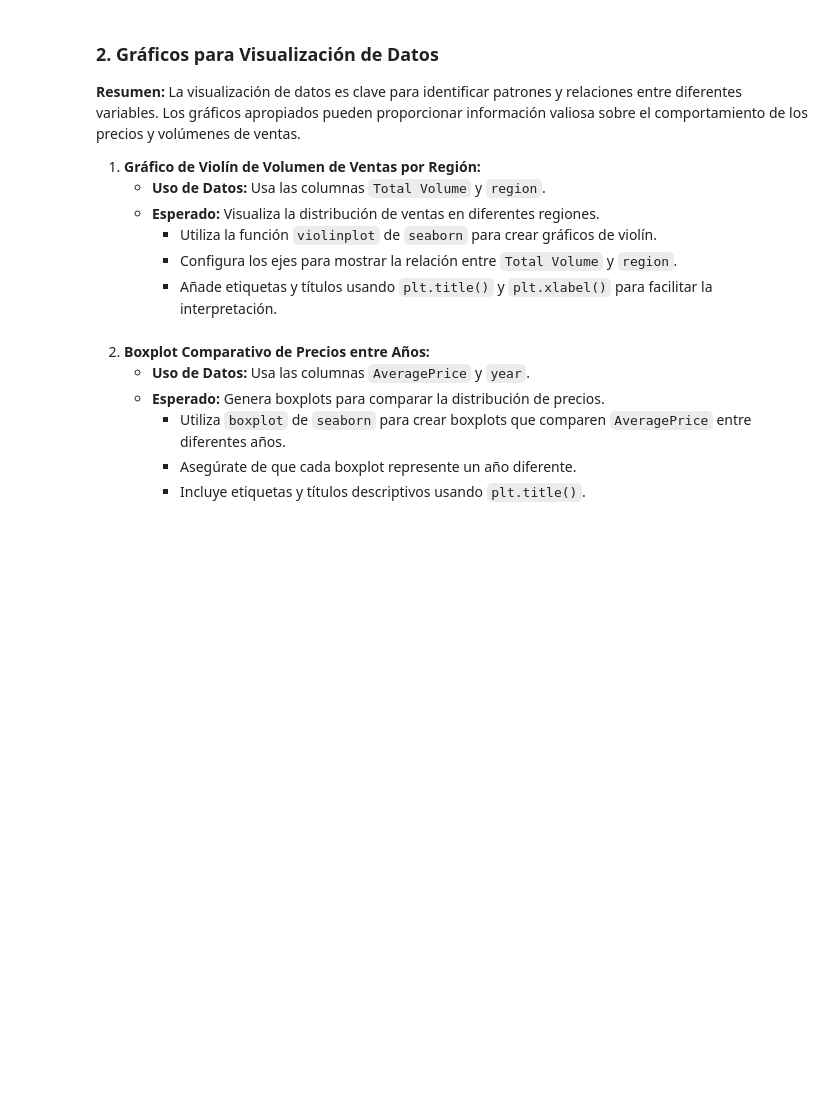
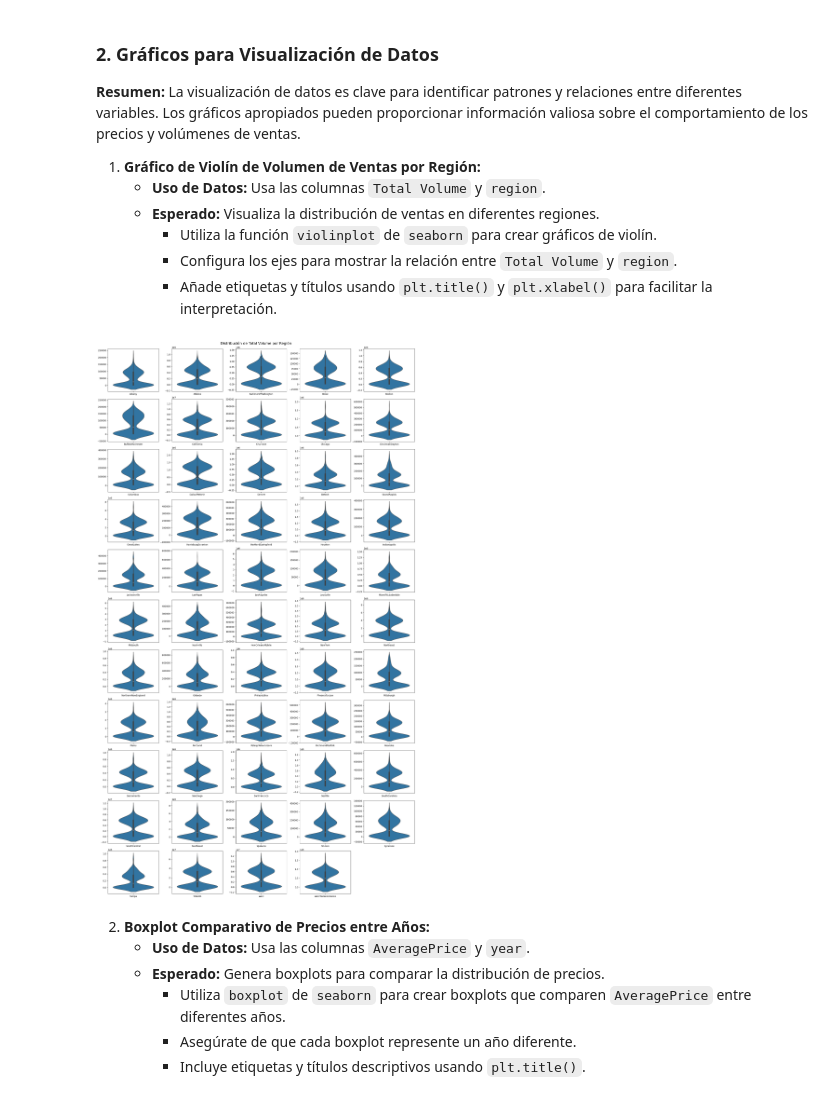
Before and after one commit to germanztz/data-science-uoc-avocado, a Jupyter notebook: german.ipynb, the cells around one changed output. Cells and saved outputs as stored; diff of their text form; code cells hidden in the pictures; blank space fills up the shorter version.

```diff
--- a/german.ipynb
+++ b/german.ipynb
@@ -154,6 +178,42 @@ Media de precio mensual de aguacates:  1.4063395381084243
      - Utiliza la función `violinplot` de `seaborn` para crear gráficos de violín.
      - Configura los ejes para mostrar la relación entre `Total Volume` y `region`.
      - Añade etiquetas y títulos usando `plt.title()` y `plt.xlabel()` para facilitar la interpretación.
+# %%
+regions = avocado["region"].unique()
+
+# Definir el número de filas y columnas para la cuadrícula
+n_cols = 5  # número de columnas
+n_rows = int(np.ceil(len(regions) / n_cols))  # calcular el número de filas
+
+# Crear una figura grande para contener todos los subplots
+fig, axes = plt.subplots(n_rows, n_cols, figsize=(20, 35), constrained_layout=True)
+
+# Aplanar el array de ejes para poder iterar fácilmente
+axes = axes.flatten()
+# Crear un gráfico por cada región
+for i, region in enumerate(regions):
+    # Filtrar los datos por región
+    region_data = avocado[avocado['region'] == region]
+
+    # Crear el violinplot para la región
+    sns.violinplot(x=region_data['region'], y=region_data['Total Volume'], ax=axes[i], density_norm="width")
+
+    # Establecer el título del gráfico como el nombre de la región
+    # axes[i].set_title(region)
+    axes[i].set(xlabel=None, ylabel=None)
+    # Rotar etiquetas del eje X si es necesario (aunque solo hay una por gráfico)
+    # axes[i].tick_params(axis='x', rotation=90)
+
+# Eliminar cualquier gráfico vacío si hay más subplots que regiones
+for j in range(i+1, len(axes)):
+    fig.delaxes(axes[j])
+
+# Mostrar la gráfica
+
+fig.suptitle('Distribución de Total Volume por Región', fontsize=16)
+plt.show()
+# %% [output]
+[figure, added]
 # %% [markdown]
 2. **Boxplot Comparativo de Precios entre Años:**
    - **Uso de Datos:** Usa las columnas `AveragePrice` y `year`.
```
Also changed, not shown: parts of 5 cells of this notebook.
